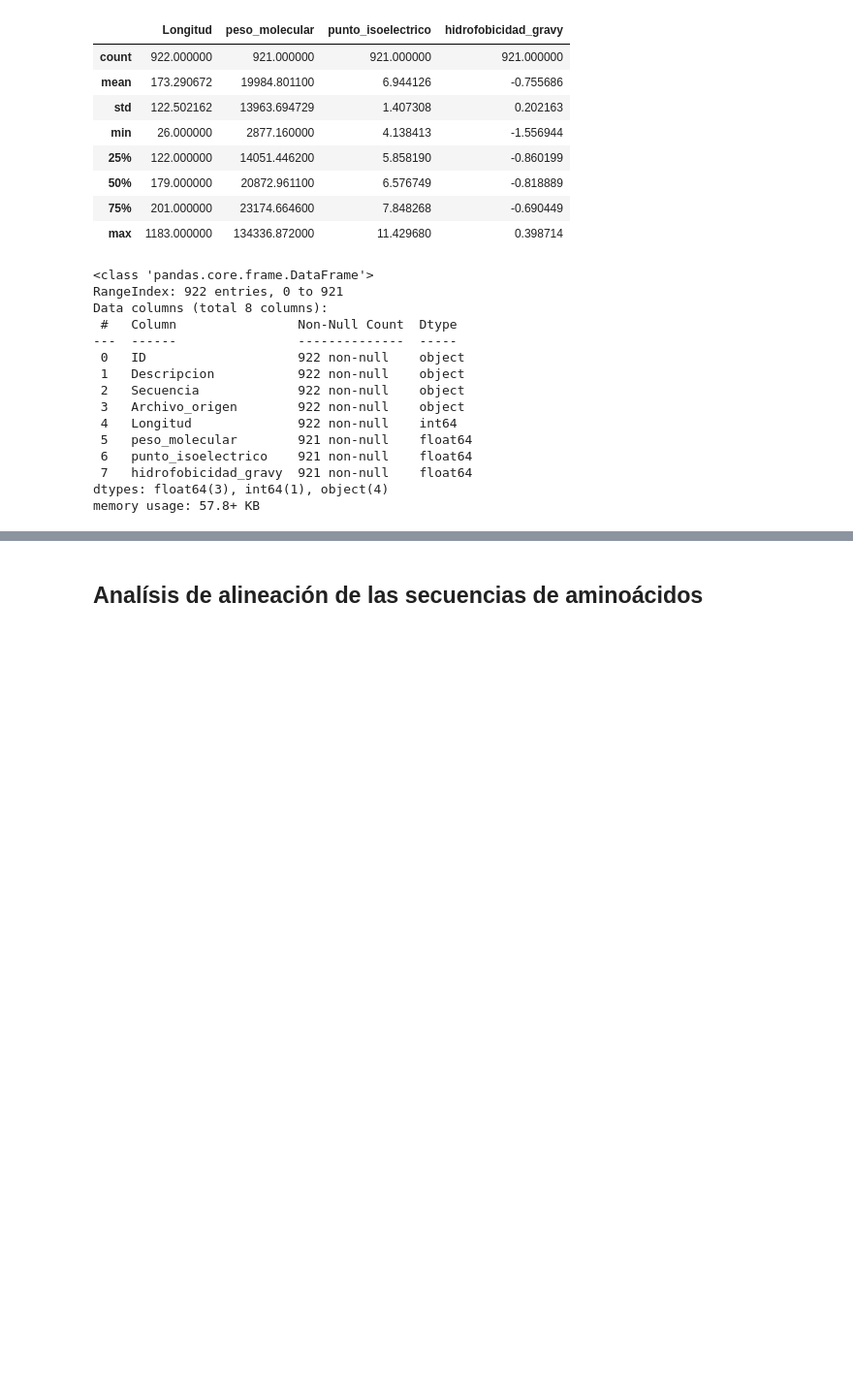
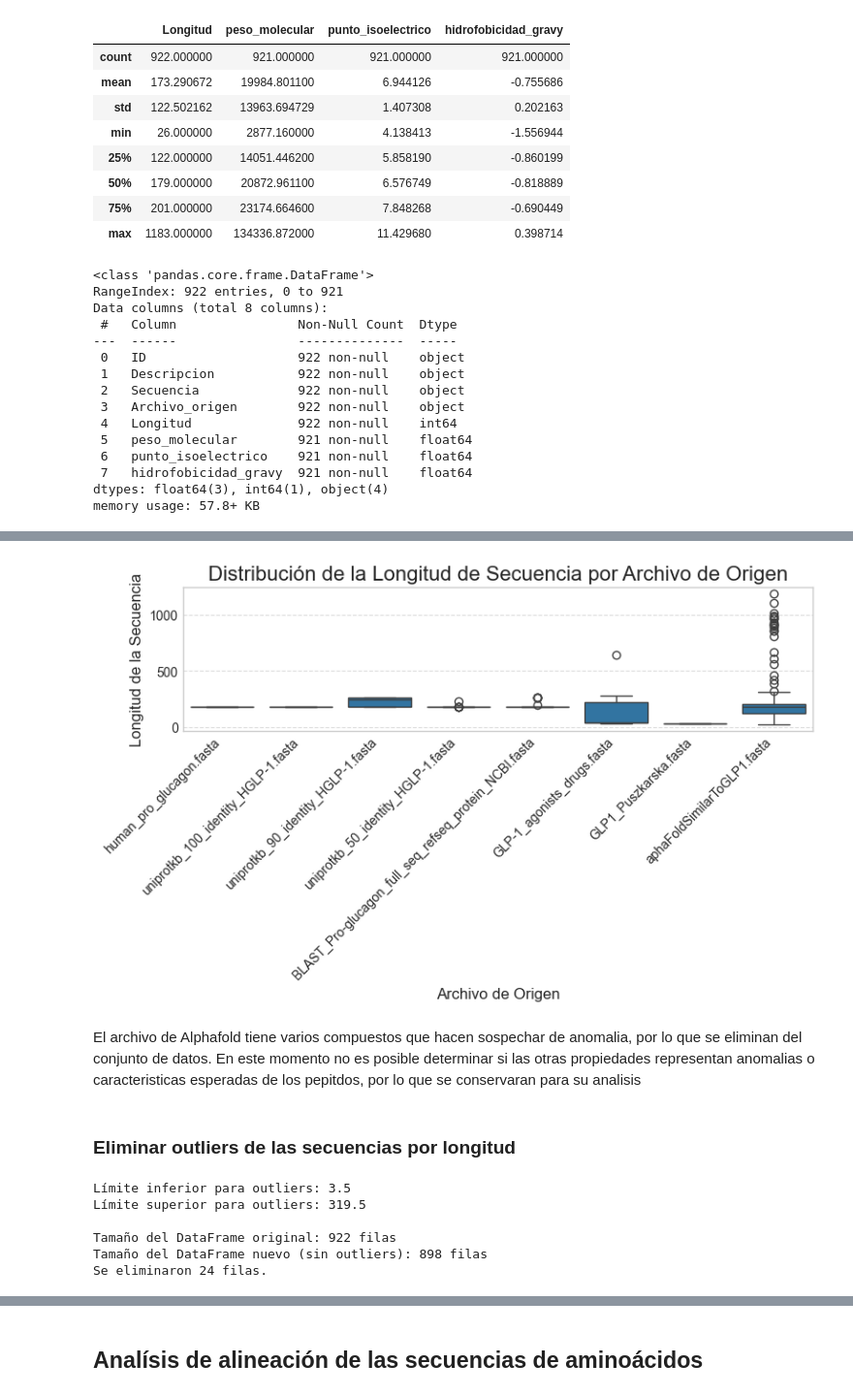
Before and after one commit to Julio21-ai/glp-1_drug_discovery, a Jupyter notebook: notebooks/Avance 1.ipynb, the cells around one changed output, grey strips where cells are left out. Shown at 97% size. Saved outputs shown, nothing was run; the diff lists cells and outputs as text; code cells hidden in the pictures; blank space fills up the shorter version.

```diff
--- a/notebooks/Avance 1.ipynb
+++ b/notebooks/Avance 1.ipynb
@@ -632,0 +811,24 @@ plt.show()
+# %%
+# 1. Crear la figura para el gráfico
+plt.figure(figsize=(8, 5)) # Ajusta el tamaño según el número de categorías
+
+# 2. Generar el boxplot
+sns.boxplot(x='Archivo_origen', y='Longitud', data=df_analisis)
+
+# 3. Mejorar la legibilidad del gráfico
+plt.title('Distribución de la Longitud de Secuencia por Archivo de Origen', fontsize=16)
+plt.xlabel('Archivo de Origen', fontsize=12)
+plt.ylabel('Longitud de la Secuencia', fontsize=12)
+plt.xticks(rotation=45, ha='right') # Rota las etiquetas del eje x para que no se solapen
+plt.grid(axis='y', linestyle='--', alpha=0.7) # Añade una rejilla para facilitar la lectura
+
+# 4. Ajustar y mostrar el gráfico
+plt.tight_layout()
+plt.show()
+# %% [output]
+[figure, added]
+# %% [markdown]
+El archivo de Alphafold tiene varios compuestos que hacen sospechar de anomalia, por lo que se eliminan del conjunto de datos.
+En este momento no es posible determinar si las otras propiedades representan anomalias o caracteristicas esperadas de los pepitdos, por lo que se conservaran para su analisis
+# %% [markdown]
+### Eliminar outliers de las secuencias por longitud
@@ -632,0 +838,31 @@ plt.show()
+# %%
+
+# Calcular el Rango Intercuartil (IQR) para la Longitud
+Q1 = df_analisis['Longitud'].quantile(0.25)
+Q3 = df_analisis['Longitud'].quantile(0.75)
+IQR = Q3 - Q1
+
+# Definir los límites para detectar outliers
+limite_inferior = Q1 - 1.5 * IQR
+limite_superior = Q3 + 1.5 * IQR
+
+print(f"Límite inferior para outliers: {limite_inferior}")
+print(f"Límite superior para outliers: {limite_superior}\n")
+
+# Filtrar el DataFrame y crear uno nuevo sin los outliers
+df_filtrado = df_analisis[
+    (df_analisis['Longitud'] >= limite_inferior) &
+    (df_analisis['Longitud'] <= limite_superior)
+]
+
+# Verificar el resultado
+print(f"Tamaño del DataFrame original: {df_analisis.shape[0]} filas")
+print(f"Tamaño del DataFrame nuevo (sin outliers): {df_filtrado.shape[0]} filas")
+print(f"Se eliminaron {df_analisis.shape[0] - df_filtrado.shape[0]} filas.")
+# %% [output]
+Límite inferior para outliers: 3.5
+Límite superior para outliers: 319.5
+
+Tamaño del DataFrame original: 922 filas
+Tamaño del DataFrame nuevo (sin outliers): 898 filas
+Se eliminaron 24 filas.
```
Also changed, not shown: parts of 116 cells of this notebook, 1 other file.
